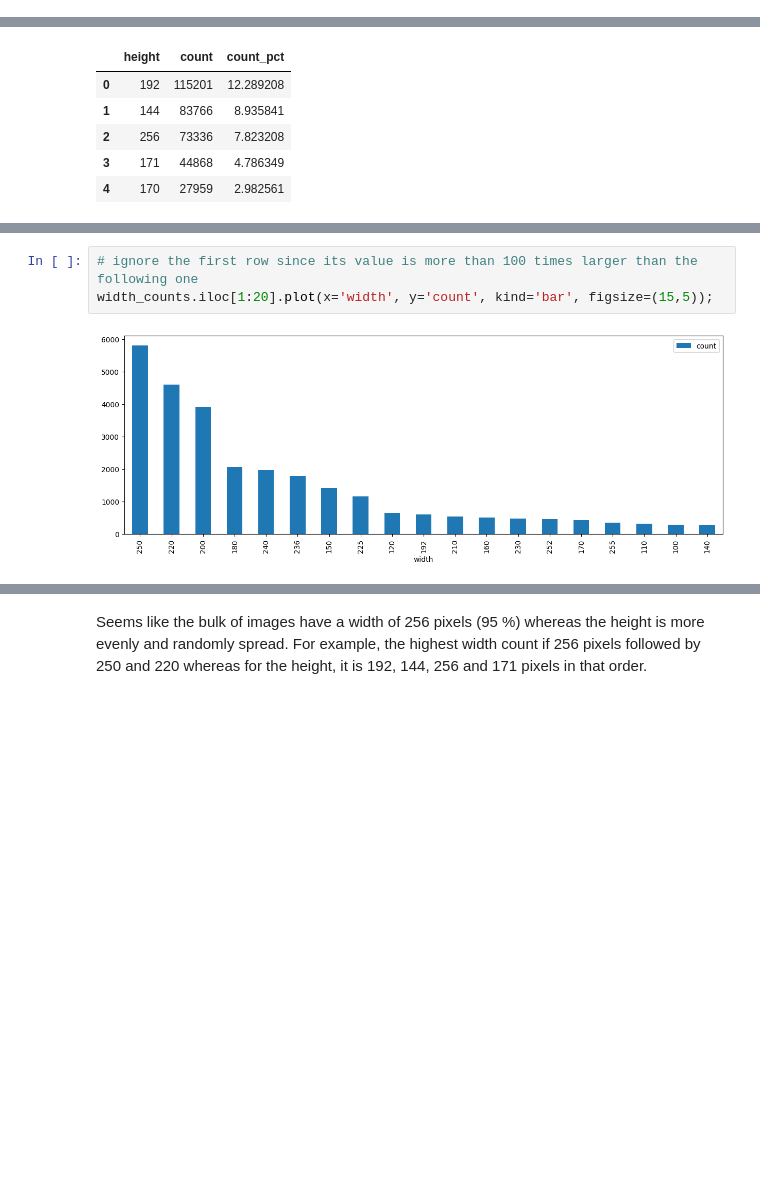
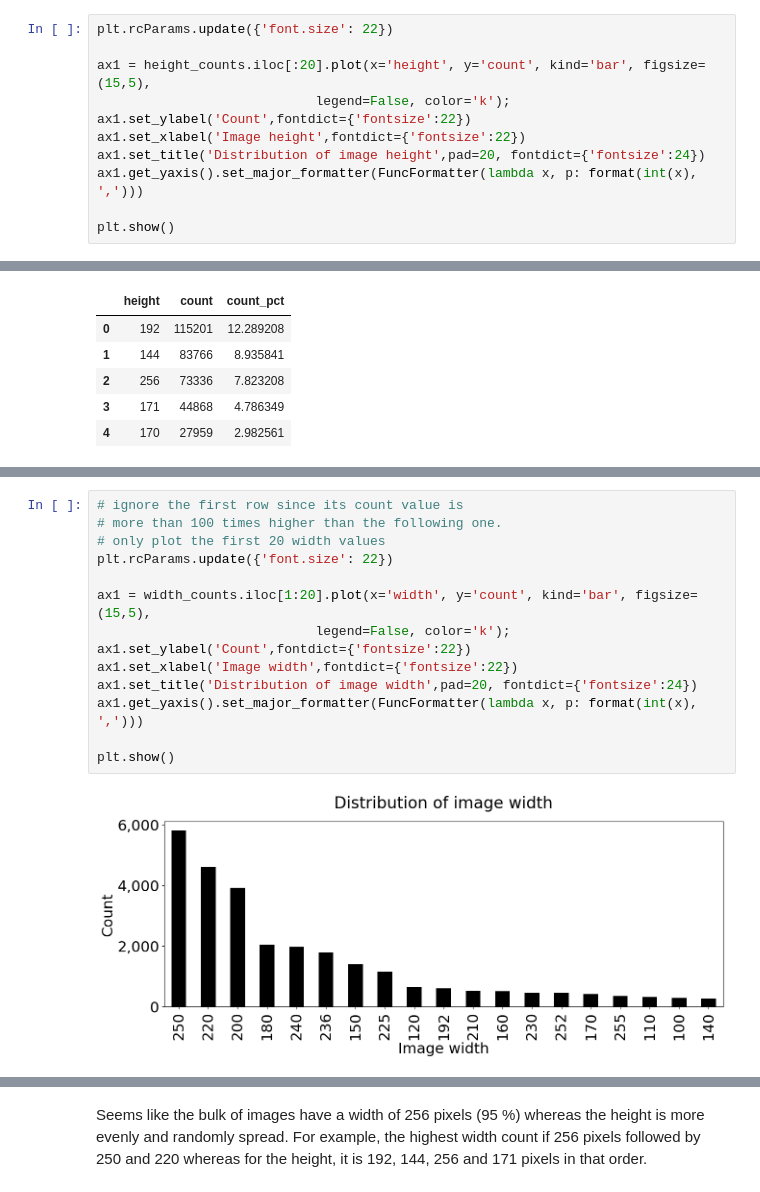
Before and after one commit to mnoor-ds/Sem2_CA1_Data, a Jupyter notebook: notebook/notebook.ipynb, the cells around one changed output, grey strips where cells are left out. Saved outputs shown, nothing was run; the diff lists cells and outputs as text; blank space fills up the shorter version.

```diff
--- a/notebook/notebook.ipynb
+++ b/notebook/notebook.ipynb
@@ -346,0 +348,11 @@ height_counts.iloc[:20].plot(x='height', y='count', kind='bar', figsize=(15,5));
+# %%
+plt.rcParams.update({'font.size': 22})
+
+ax1 = height_counts.iloc[:20].plot(x='height', y='count', kind='bar', figsize=(15,5),
+                            legend=False, color='k');
+ax1.set_ylabel('Count',fontdict={'fontsize':22})
+ax1.set_xlabel('Image height',fontdict={'fontsize':22})
+ax1.set_title('Distribution of image height',pad=20, fontdict={'fontsize':24})
+ax1.get_yaxis().set_major_formatter(FuncFormatter(lambda x, p: format(int(x), ',')))
+
+plt.show()
@@ -362,6 +393,17 @@ width_counts.plot(x='width', y='count', kind='bar', figsize=(15,5));
 # %%
-# ignore the first row since its value is more than 100 times larger than the following one
-width_counts.iloc[1:20].plot(x='width', y='count', kind='bar', figsize=(15,5));
+# ignore the first row since its count value is
+# more than 100 times higher than the following one.
+# only plot the first 20 width values
+plt.rcParams.update({'font.size': 22})
+
+ax1 = width_counts.iloc[1:20].plot(x='width', y='count', kind='bar', figsize=(15,5),
+                            legend=False, color='k');
+ax1.set_ylabel('Count',fontdict={'fontsize':22})
+ax1.set_xlabel('Image width',fontdict={'fontsize':22})
+ax1.set_title('Distribution of image width',pad=20, fontdict={'fontsize':24})
+ax1.get_yaxis().set_major_formatter(FuncFormatter(lambda x, p: format(int(x), ',')))
+
+plt.show()
 # %% [output]
-[figure, old version]
+[figure, new version]
 # %%
```
Also changed, not shown: parts of 18 cells of this notebook.
